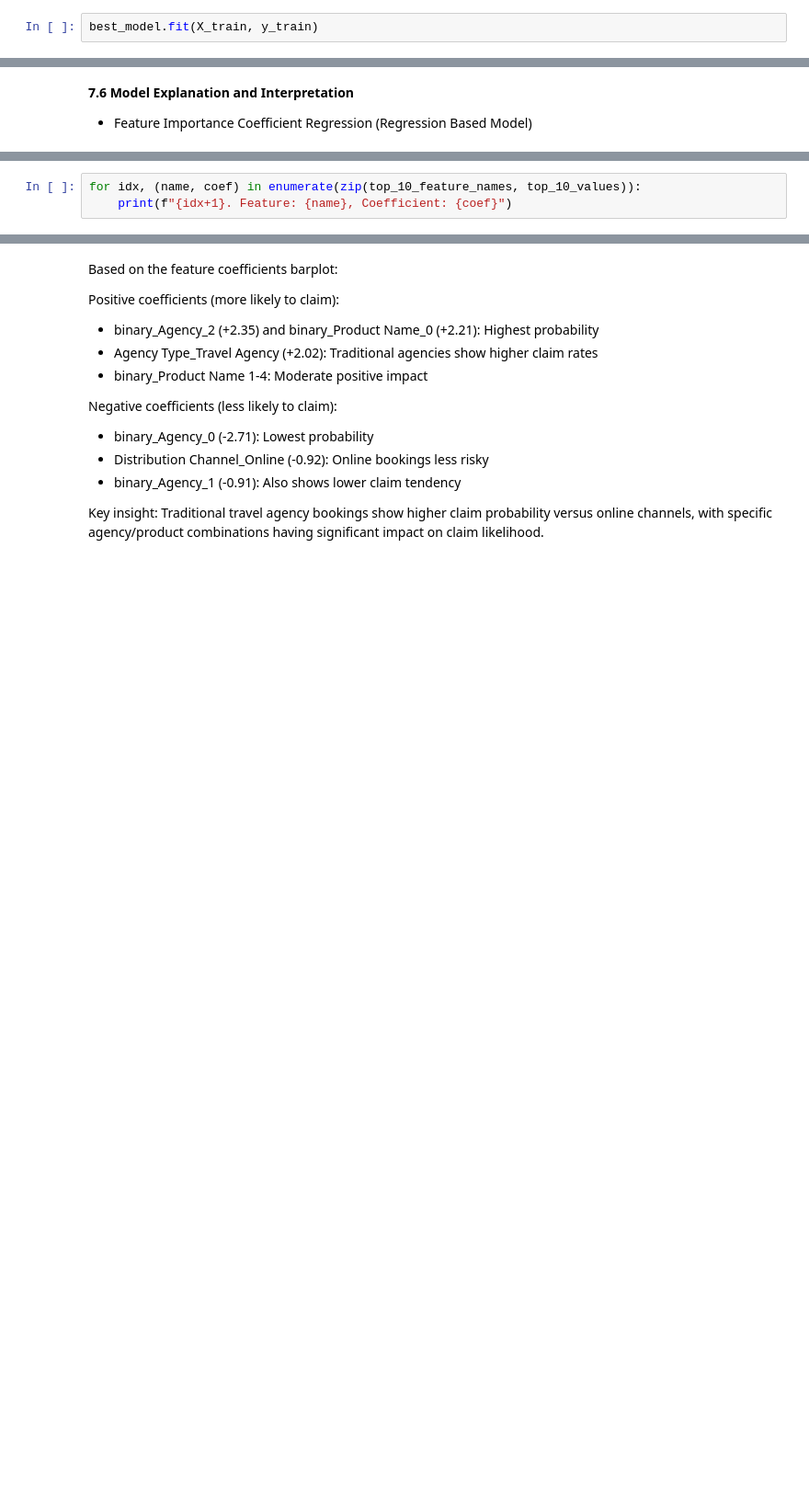
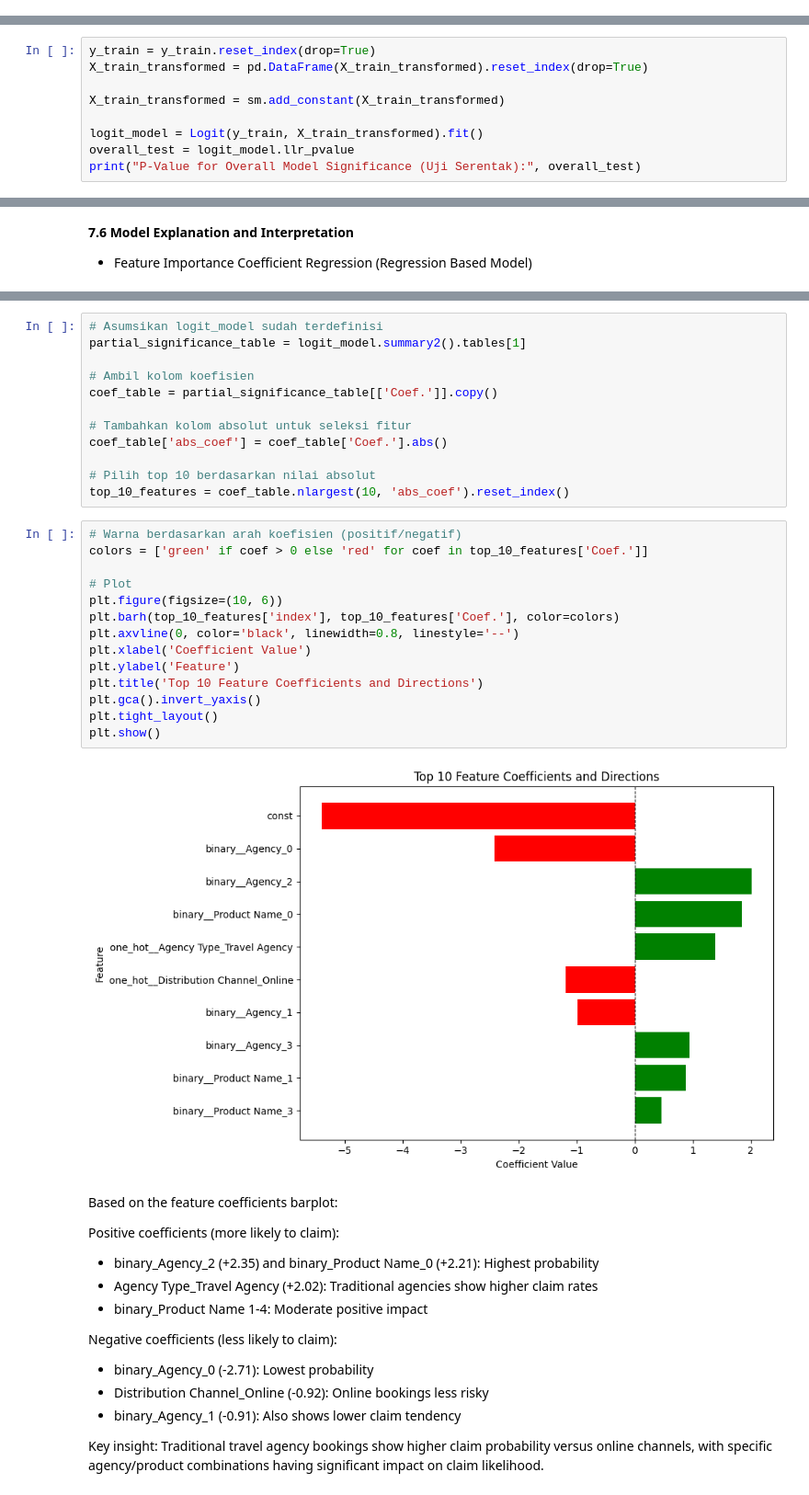
Before and after one commit to Faizism/travel_insurance, a Jupyter notebook: notebooks/2.0 refined-transformation.ipynb, the cells around one changed output, grey strips where cells are left out. Shown at 92% size. Drawn from its saved outputs; the diff is of its cells as text; blank space fills up the shorter version.

Commit message:
Update on Logistic Regresson Significant Test

```diff
--- a/notebooks/2.0 refined-transformation.ipynb
+++ b/notebooks/2.0 refined-transformation.ipynb
@@ -1888,2 +1880,0 @@ best_model = CalibratedClassifierCV(best_model, method='isotonic')
-# %%
-best_model.fit(X_train, y_train)
@@ -1915,0 +1898,9 @@ The calibration improved significantly after applying CalibratedClassifierCV wit
+# %%
+y_train = y_train.reset_index(drop=True)
+X_train_transformed = pd.DataFrame(X_train_transformed).reset_index(drop=True)
+
+X_train_transformed = sm.add_constant(X_train_transformed)
+
+logit_model = Logit(y_train, X_train_transformed).fit()
+overall_test = logit_model.llr_pvalue
+print("P-Value for Overall Model Significance (Uji Serentak):", overall_test)
@@ -1958,3 +1934,0 @@ top_10_feature_names = [feature_names[i] for i in top_10_indices]
-# %%
-for idx, (name, coef) in enumerate(zip(top_10_feature_names, top_10_values)):
-    print(f"{idx+1}. Feature: {name}, Coefficient: {coef}")
@@ -1986,3 +1956,31 @@ plt.show()
+# %%
+# Asumsikan logit_model sudah terdefinisi
+partial_significance_table = logit_model.summary2().tables[1]
+
+# Ambil kolom koefisien
+coef_table = partial_significance_table[['Coef.']].copy()
+
+# Tambahkan kolom absolut untuk seleksi fitur
+coef_table['abs_coef'] = coef_table['Coef.'].abs()
+
+# Pilih top 10 berdasarkan nilai absolut
+top_10_features = coef_table.nlargest(10, 'abs_coef').reset_index()
+# %%
+# Warna berdasarkan arah koefisien (positif/negatif)
+colors = ['green' if coef > 0 else 'red' for coef in top_10_features['Coef.']]
+
+# Plot
+plt.figure(figsize=(10, 6))
+plt.barh(top_10_features['index'], top_10_features['Coef.'], color=colors)
+plt.axvline(0, color='black', linewidth=0.8, linestyle='--')
+plt.xlabel('Coefficient Value')
+plt.ylabel('Feature')
+plt.title('Top 10 Feature Coefficients and Directions')
+plt.gca().invert_yaxis()
+plt.tight_layout()
+plt.show()
+# %% [output]
+[figure, added]
 # %% [markdown]
 Based on the feature coefficients barplot:
 
```
Also changed, not shown: parts of 30 cells of this notebook, 6 other files.
